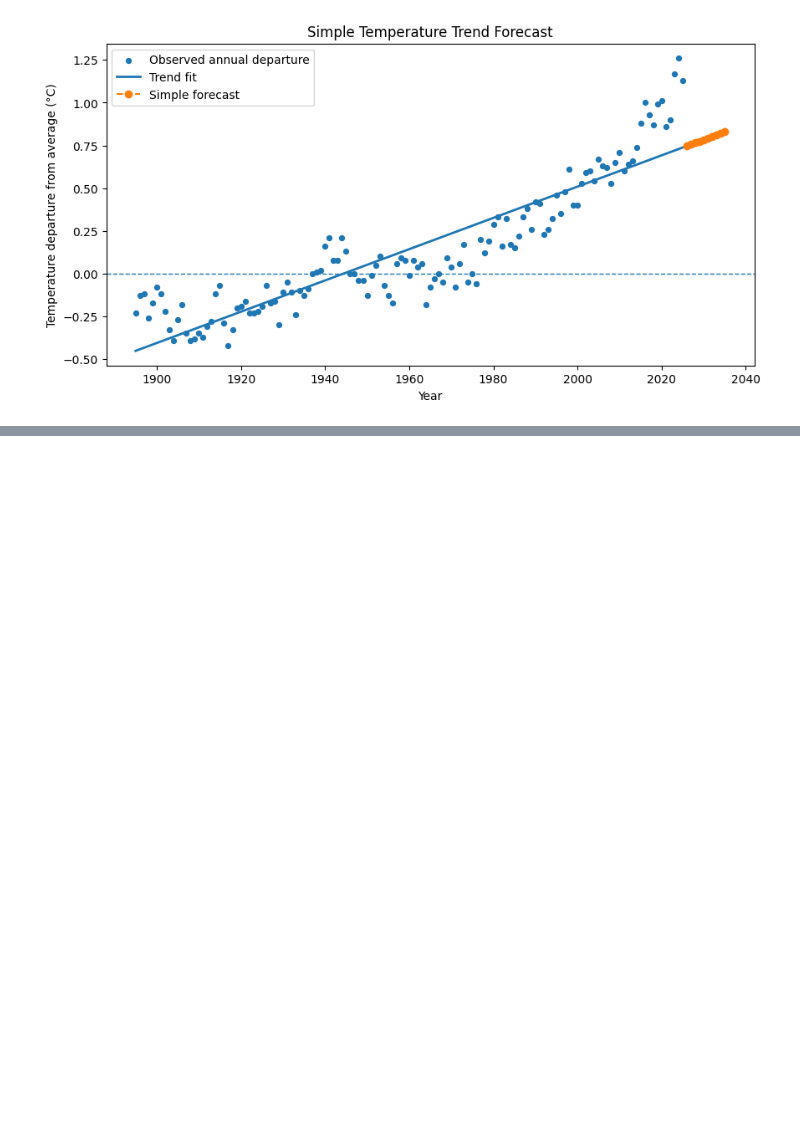
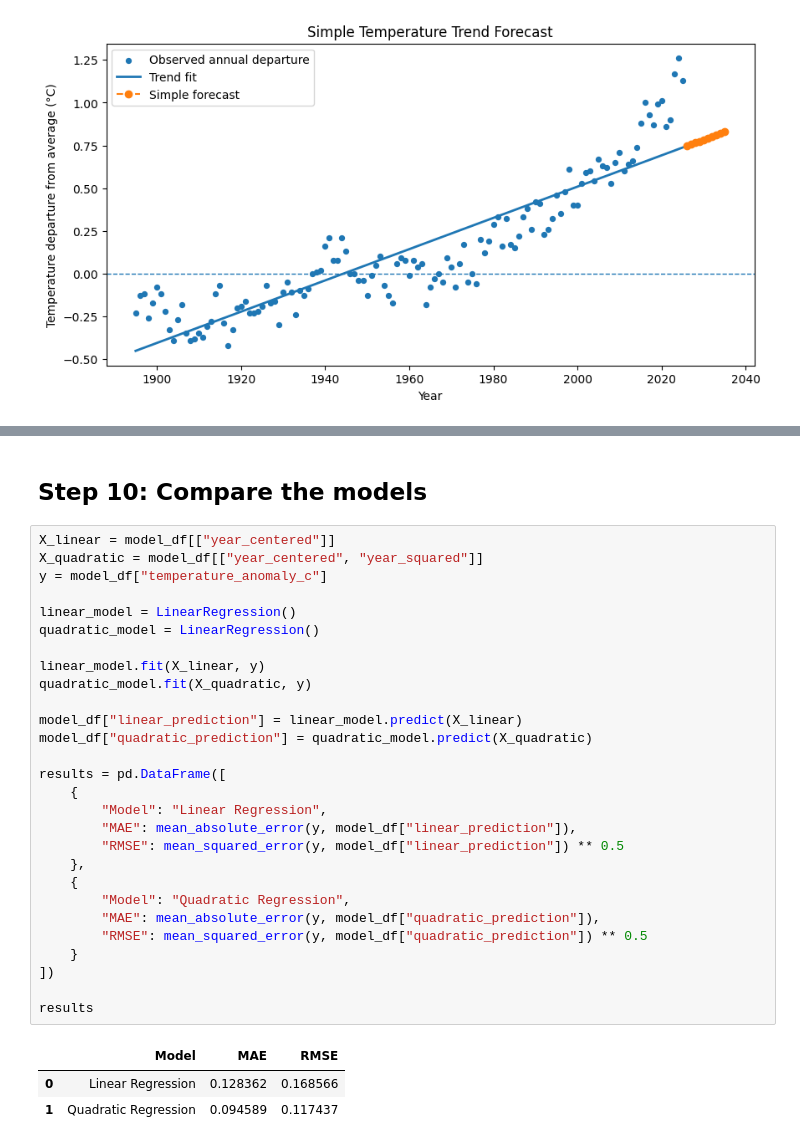
Before and after one commit to UConnARIAL/NRE5615_EnviroAI_Code_and_Data, a Jupyter notebook: code/NRE5615_Wk7_Demo_NOAA_Temperature_Trends.ipynb, the cells around one changed output, grey strips where cells are left out. Drawn from its saved outputs; the diff is of its cells as text; blank space fills up the shorter version.

```diff
--- a/code/NRE5615_Wk7_Demo_NOAA_Temperature_Trends.ipynb
+++ b/code/NRE5615_Wk7_Demo_NOAA_Temperature_Trends.ipynb
@@ -255,0 +280,34 @@ plt.show()
+# %% [markdown]
+## Step 10: Compare the models
+# %%
+X_linear = model_df[["year_centered"]]
+X_quadratic = model_df[["year_centered", "year_squared"]]
+y = model_df["temperature_anomaly_c"]
+
+linear_model = LinearRegression()
+quadratic_model = LinearRegression()
+
+linear_model.fit(X_linear, y)
+quadratic_model.fit(X_quadratic, y)
+
+model_df["linear_prediction"] = linear_model.predict(X_linear)
+model_df["quadratic_prediction"] = quadratic_model.predict(X_quadratic)
+
+results = pd.DataFrame([
+    {
+        "Model": "Linear Regression",
+        "MAE": mean_absolute_error(y, model_df["linear_prediction"]),
+        "RMSE": mean_squared_error(y, model_df["linear_prediction"]) ** 0.5
+    },
+    {
+        "Model": "Quadratic Regression",
+        "MAE": mean_absolute_error(y, model_df["quadratic_prediction"]),
+        "RMSE": mean_squared_error(y, model_df["quadratic_prediction"]) ** 0.5
+    }
+])
+
+results
+# %% [output]
+|  | Model | MAE | RMSE |
+| 0 | Linear Regression | 0.128362 | 0.168566 |
+| 1 | Quadratic Regression | 0.094589 | 0.117437 |
```
Also changed, not shown: parts of 11 cells of this notebook.
